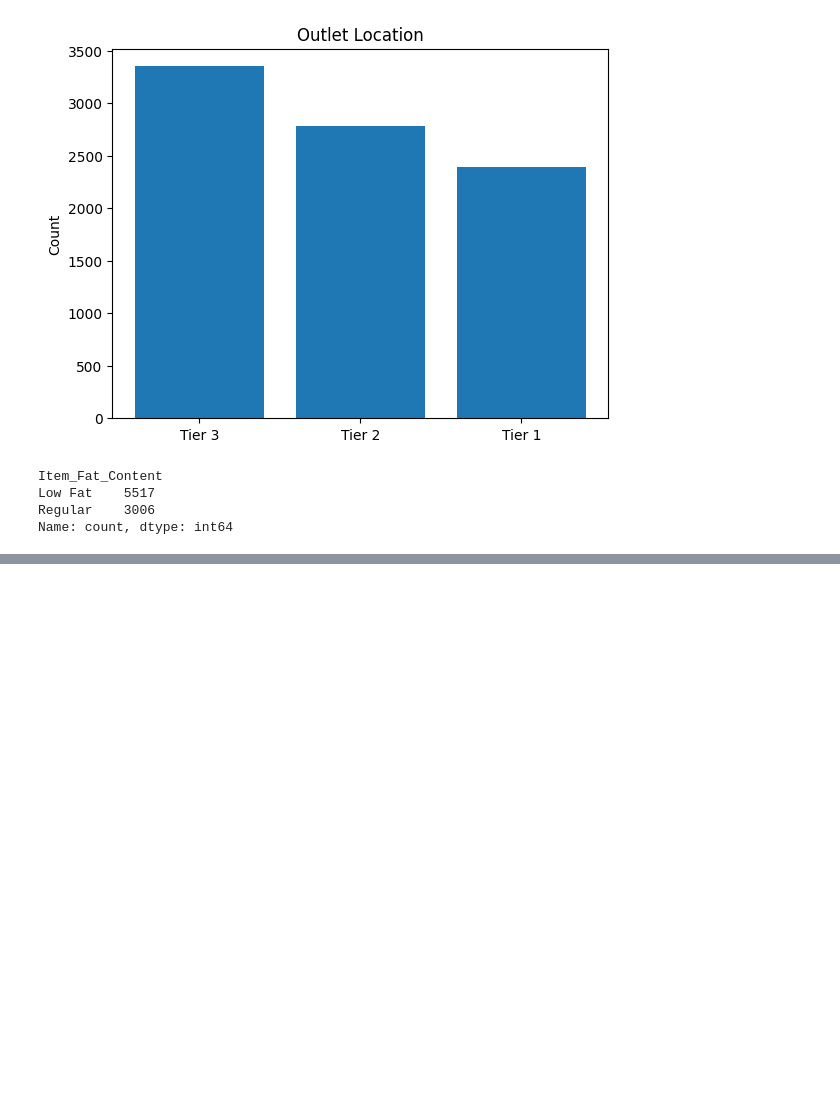
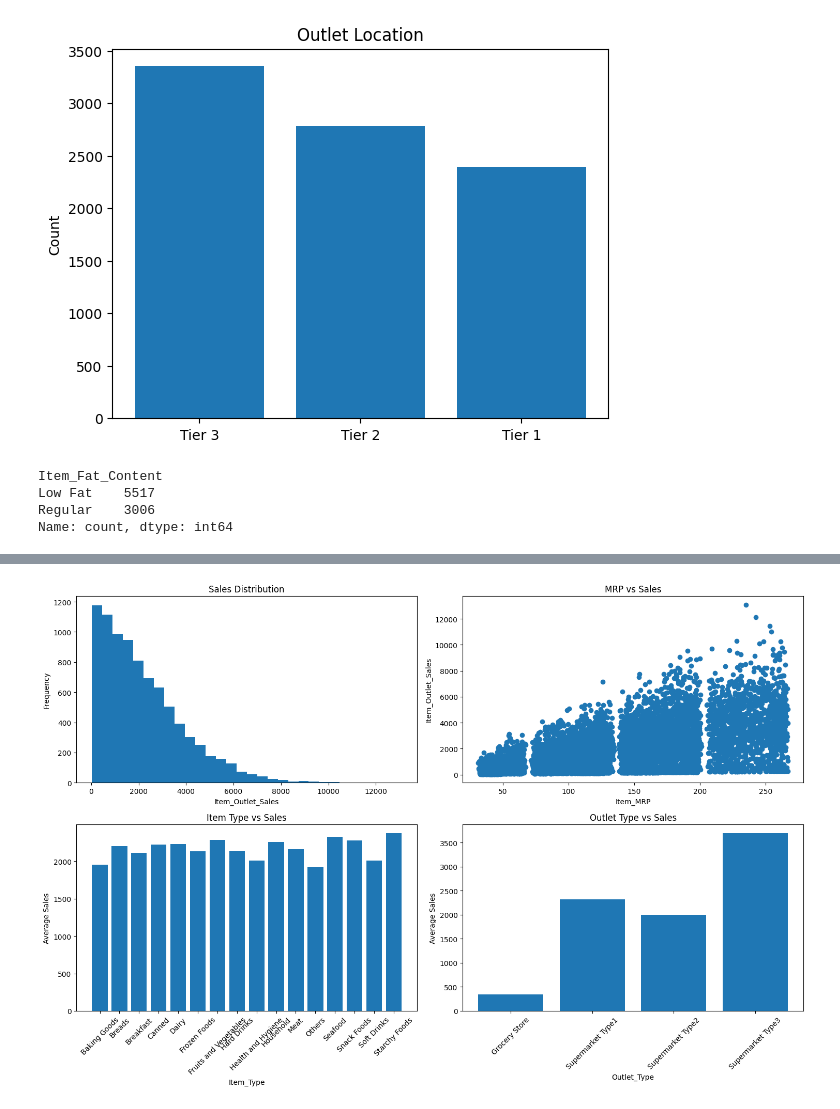
Before and after one commit to kebalkhadka/EDA, a Jupyter notebook: app.ipynb, the cells around one changed output, grey strips where cells are left out. Saved outputs shown, nothing was run; the diff lists cells and outputs as text; code cells hidden in the pictures; blank space fills up the shorter version.

```diff
--- a/app.ipynb
+++ b/app.ipynb
@@ -341,0 +415,45 @@ Name: count, dtype: int64
+# %%
+# Create 2x2 subplot layout
+fig, ax = plt.subplots(2, 2, figsize=(15, 10))
+
+# 1. Sales Distribution Histogram
+ax[0, 0].hist(df['Item_Outlet_Sales'], bins=30)
+ax[0, 0].set_title('Sales Distribution')
+ax[0, 0].set_xlabel('Item_Outlet_Sales')
+ax[0, 0].set_ylabel('Frequency')
+
+# 2. MRP vs Sales Scatter Plot
+ax[0, 1].scatter(df['Item_MRP'], df['Item_Outlet_Sales'])
+
+ax[0, 1].set_title('MRP vs Sales')
+ax[0, 1].set_xlabel('Item_MRP')
+ax[0, 1].set_ylabel('Item_Outlet_Sales')
+
+# 3. Item Type vs Sales
+item_sales = df.groupby('Item_Type')['Item_Outlet_Sales'].mean()
+
+ax[1, 0].bar(item_sales.index, item_sales.values)
+
+ax[1, 0].set_title('Item Type vs Sales')
+ax[1, 0].set_xlabel('Item_Type')
+ax[1, 0].set_ylabel('Average Sales')
+
+ax[1, 0].tick_params(axis='x', rotation=45)
+
+
+# 4. Outlet Type vs Sales
+outlet_sales = df.groupby('Outlet_Type')['Item_Outlet_Sales'].mean()
+ax[1, 1].bar(outlet_sales.index, outlet_sales.values)
+ax[1, 1].set_title('Outlet Type vs Sales')
+ax[1, 1].set_xlabel('Outlet_Type')
+ax[1, 1].set_ylabel('Average Sales')
+ax[1, 1].tick_params(axis='x', rotation=45)
+
+
+# Adjust layout
+plt.tight_layout()
+
+# Show dashboard
+plt.show()
+# %% [output]
+[figure, added]
```
Also changed, not shown: parts of 6 cells of this notebook.
